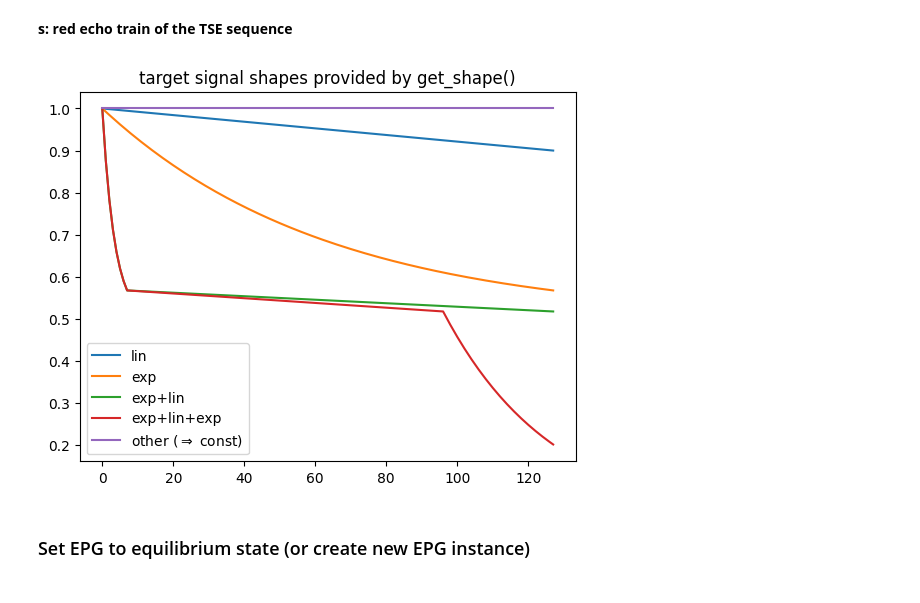
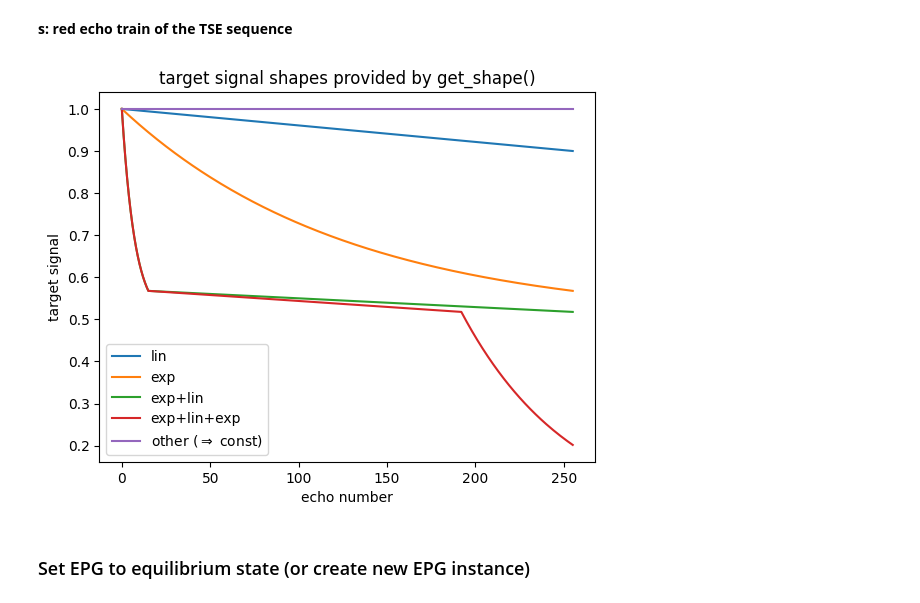
Before and after one commit to mrphysics-bonn/epg-tutorial, a Jupyter notebook: epgOptimization_esmrmb25.ipynb, the cells around one changed output. Drawn from its saved outputs; the diff is of its cells as text; code cells hidden in the pictures.

```diff
--- a/epgOptimization_esmrmb25.ipynb
+++ b/epgOptimization_esmrmb25.ipynb
@@ -206,12 +204,14 @@ plt.show()
 **s: red echo train of the TSE sequence**
 # %%
 for shape_type in ['lin','exp','exp+lin','exp+lin+exp',r'other ($\Rightarrow$ const)']:
-    plt.plot(get_shape(shape_type=shape_type,N=128),label=shape_type)
+    plt.plot(get_shape(shape_type=shape_type,N=256),label=shape_type)
 plt.legend()
+plt.xlabel('echo number')
+plt.ylabel('target signal')
 plt.title('target signal shapes provided by get_shape()')
 plt.show()
 # %% [output]
-[figure, old version]
+[figure, new version]
 # %% [markdown]
 ### Set EPG to equilibrium state (or create new EPG instance)
 # %%
```
Also changed, not shown: parts of 10 cells of this notebook, 1 other file.
